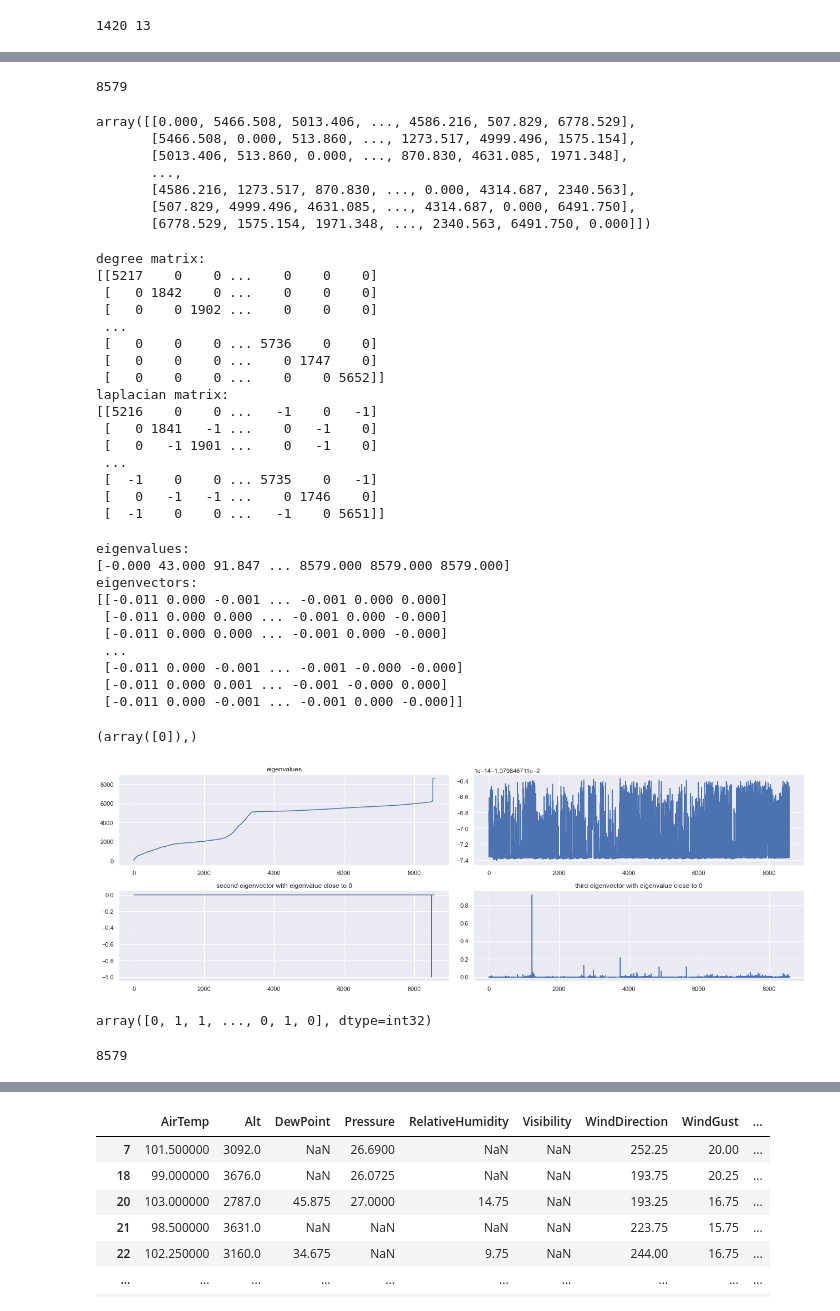
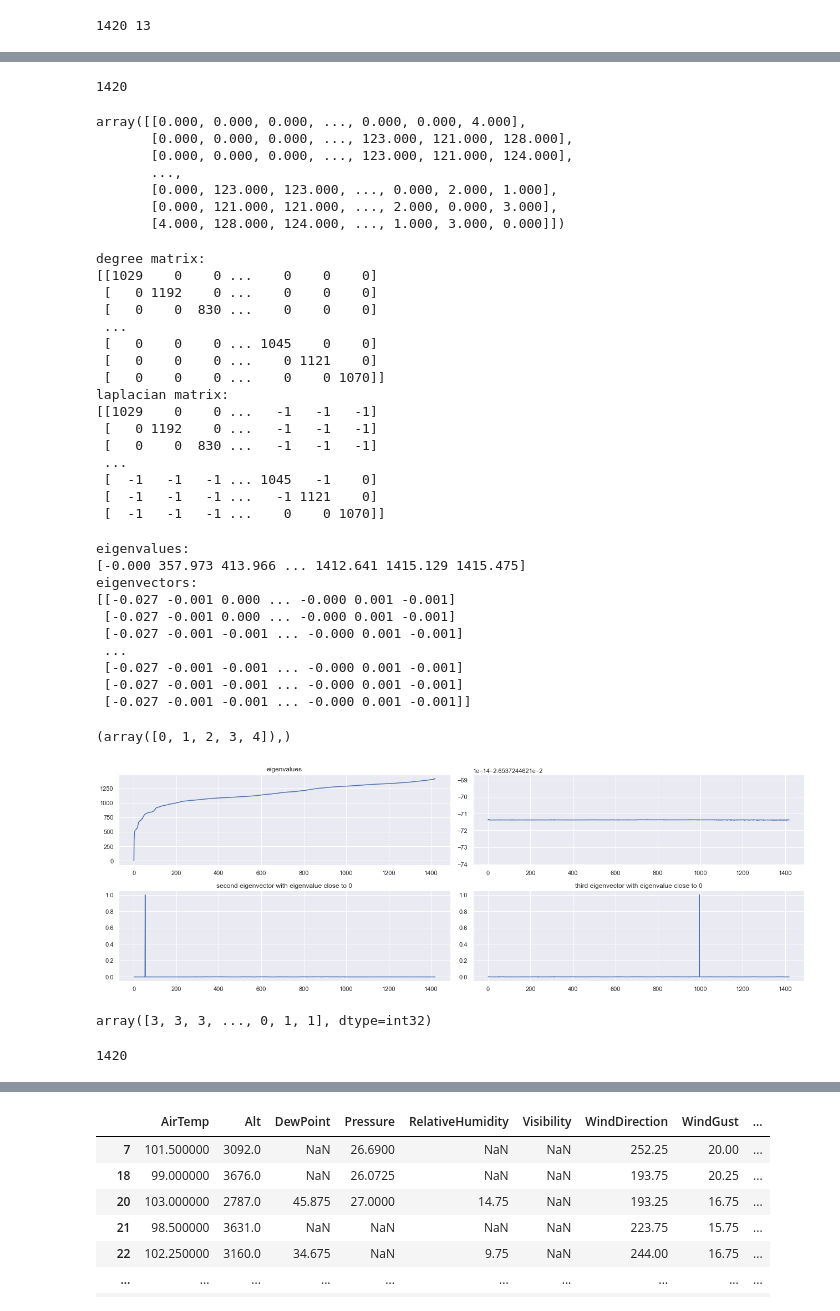
Before and after one commit to Vishal-K-Singh/darkSun, a Jupyter notebook: darkStar1.ipynb, the cells around one changed output, grey strips where cells are left out. Cells and saved outputs as stored; diff of their text form; code cells hidden in the pictures.

```diff
--- a/darkStar1.ipynb
+++ b/darkStar1.ipynb
@@ -114,5 +124,5 @@ with open("similarityGraphdarstar1.csv", "w") as f:
 # %%
-df = pd.read_csv("similarityGraphdarkstar1.csv",header=None)
+df = pd.read_csv("similarityGraphdarstar1.csv",header=None)
 # %%
 df.head(2)
 # %% [output]
@@ -124,21 +134,21 @@ df.head(2)
 kk=df.values.tolist()
 len(kk)
 # %% [output]
-8579
+1420
 # %%
 kkk=np.array(kk)
 kkk=kkk[:500,:500]
 kkk
 # %% [output]
-array([[0.000, 5466.508, 5013.406, ..., 4586.216, 507.829, 6778.529],
-       [5466.508, 0.000, 513.860, ..., 1273.517, 4999.496, 1575.154],
-       [5013.406, 513.860, 0.000, ..., 870.830, 4631.085, 1971.348],
+array([[0.000, 0.000, 0.000, ..., 0.000, 0.000, 4.000],
+       [0.000, 0.000, 0.000, ..., 123.000, 121.000, 128.000],
+       [0.000, 0.000, 0.000, ..., 123.000, 121.000, 124.000],
        ...,
-       [4586.216, 1273.517, 870.830, ..., 0.000, 4314.687, 2340.563],
-       [507.829, 4999.496, 4631.085, ..., 4314.687, 0.000, 6491.750],
-       [6778.529, 1575.154, 1971.348, ..., 2340.563, 6491.750, 0.000]])
+       [0.000, 123.000, 123.000, ..., 0.000, 2.000, 1.000],
+       [0.000, 121.000, 121.000, ..., 2.000, 0.000, 3.000],
+       [4.000, 128.000, 124.000, ..., 1.000, 3.000, 0.000]])
 # %%
-vectorizer = np.vectorize(lambda x: 1 if x < 2000 else 0)
+vectorizer = np.vectorize(lambda x: 1 if x > 10 else 0)
 
 Ww = np.vectorize(vectorizer)(kk)
 # %%
@@ -152,21 +162,21 @@ print('laplacian matrix:')
 print(L)
 # %% [output]
 degree matrix:
-[[5217    0    0 ...    0    0    0]
- [   0 1842    0 ...    0    0    0]
- [   0    0 1902 ...    0    0    0]
+[[1029    0    0 ...    0    0    0]
+ [   0 1192    0 ...    0    0    0]
+ [   0    0  830 ...    0    0    0]
  ...
- [   0    0    0 ... 5736    0    0]
- [   0    0    0 ...    0 1747    0]
- [   0    0    0 ...    0    0 5652]]
+ [   0    0    0 ... 1045    0    0]
+ [   0    0    0 ...    0 1121    0]
+ [   0    0    0 ...    0    0 1070]]
 laplacian matrix:
-[[5216    0    0 ...   -1    0   -1]
- [   0 1841   -1 ...    0   -1    0]
- [   0   -1 1901 ...    0   -1    0]
+[[1029    0    0 ...   -1   -1   -1]
+ [   0 1192    0 ...   -1   -1   -1]
+ [   0    0  830 ...   -1   -1   -1]
  ...
- [  -1    0    0 ... 5735    0   -1]
- [   0   -1   -1 ...    0 1746    0]
- [  -1    0    0 ...   -1    0 5651]]
+ [  -1   -1   -1 ... 1045   -1    0]
+ [  -1   -1   -1 ...   -1 1121    0]
+ [  -1   -1   -1 ...    0    0 1070]]
 # %%
 e, v = np.linalg.eigh(L)
 # eigenvalues
@@ -177,36 +187,36 @@ print('eigenvectors:')
 print(v)
 # %% [output]
 eigenvalues:
-[-0.000 43.000 91.847 ... 8579.000 8579.000 8579.000]
+[-0.000 357.973 413.966 ... 1412.641 1415.129 1415.475]
 eigenvectors:
-[[-0.011 0.000 -0.001 ... -0.001 0.000 0.000]
- [-0.011 0.000 0.000 ... -0.001 0.000 -0.000]
- [-0.011 0.000 0.000 ... -0.001 0.000 -0.000]
+[[-0.027 -0.001 0.000 ... -0.000 0.001 -0.001]
+ [-0.027 -0.001 0.000 ... -0.000 0.001 -0.001]
+ [-0.027 -0.001 -0.001 ... -0.000 0.001 -0.001]
  ...
- [-0.011 0.000 -0.001 ... -0.001 -0.000 -0.000]
- [-0.011 0.000 0.001 ... -0.001 -0.000 0.000]
- [-0.011 0.000 -0.001 ... -0.001 0.000 -0.000]]
+ [-0.027 -0.001 -0.001 ... -0.000 0.001 -0.001]
+ [-0.027 -0.001 -0.001 ... -0.000 0.001 -0.001]
+ [-0.027 -0.001 -0.001 ... -0.000 0.001 -0.001]]
 # %%
-np.where(e<0.01)
+np.where(e<500)
 # %% [output]
-(array([0]),)
+(array([0, 1, 2, 3, 4]),)
 # %%
 fig = plt.figure(figsize=[18, 6])
 ax1 = plt.subplot(221)
 plt.plot(e)
 ax1.title.set_text('eigenvalues')
-i = np.where(e < 150)[0]
+i = np.where(e < 500)[0]
 ax2 = plt.subplot(222)
 plt.plot(v[:, i[0]])
 ax3 = plt.subplot(223)
 plt.plot(v[:, i[1]])
 ax3.title.set_text('second eigenvector with eigenvalue close to 0')
 ax4 = plt.subplot(224)
 plt.plot(v[:, i[2]])
 ax4.title.set_text('third eigenvector with eigenvalue close to 0')
 fig.tight_layout()
 # %% [output]
-[figure, old version]
+[figure, new version]
 # %%
 U = np.array(v[:, i[0]])
 # %%
@@ -214,8 +224,8 @@ km = KMeans(init='k-means++', n_clusters=4)
 km.fit(U.reshape(-1, 1))
 km.labels_
 # %% [output]
-array([0, 1, 1, ..., 0, 1, 0], dtype=int32)
+array([3, 3, 3, ..., 0, 1, 1], dtype=int32)
 # %%
 len(km.labels_)
 # %% [output]
-8579
+1420
```
Also changed, not shown: parts of 6 cells of this notebook, 9 other files.
